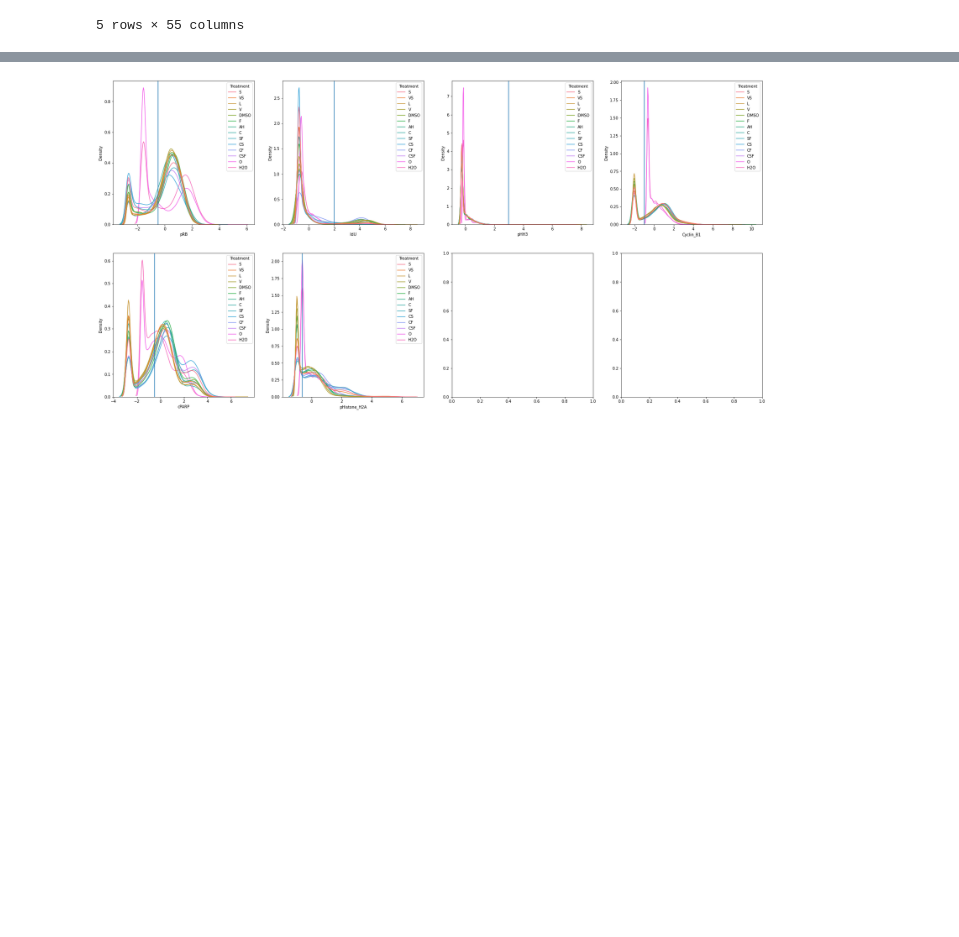
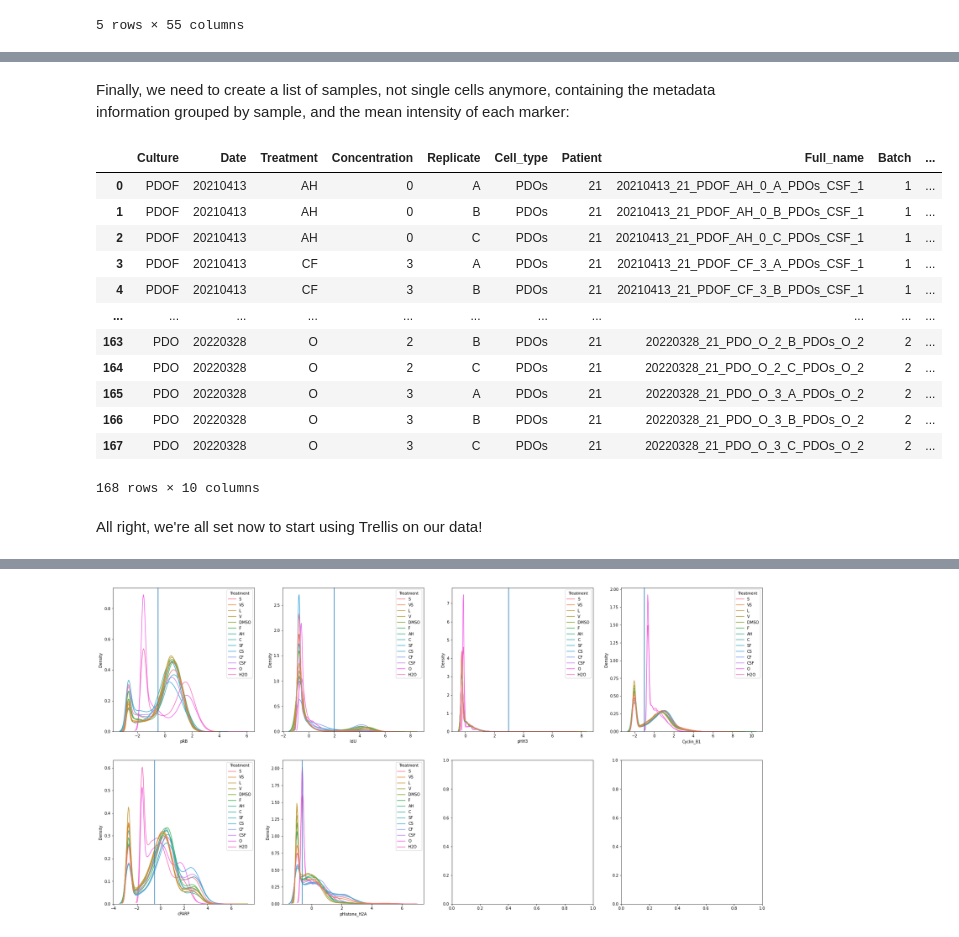
Before and after one commit to MariaRamosZ/Trellis_how_to, a Jupyter notebook: Trellis_steps_kaggle.ipynb, the cells around one changed output, grey strips where cells are left out. Drawn from its saved outputs; the diff is of its cells as text; code cells hidden in the pictures; blank space fills up the shorter version.

```diff
--- a/Trellis_steps_kaggle.ipynb
+++ b/Trellis_steps_kaggle.ipynb
@@ -133,24 +152,44 @@ full_data = pd.concat([metadata, data], axis=1)
+# %% [markdown]
+Finally, we need to create a list of samples, not single cells anymore, containing the metadata information grouped by sample, and the mean intensity of each marker:
 # %%
+#Group rows by sample and calculate the mean intensity of each column.
 mean_locs = (
     df_with_names.groupby(
         [
             "Culture",
             "Date",
             "Treatment",
             "Concentration",
             "Replicate",
             "Cell_type",
             "Patient",
             "Full_name",
             "Batch",
             "Plate"
         ]
     )
     .mean()
 )
 
 meta = mean_locs.index.to_frame()
 
 # Sorting is necessary so that np.unique works for labeling the samples on the tree
 # meta contains one line per sample and the metadata table associated with that sample
 meta = meta.reset_index(drop=True).sort_values("Full_name").reset_index(drop=True)
+meta
+# %% [output]
+|  | Culture | Date | Treatment | Concentration | Replicate | Cell_type | Patient | Full_name | Batch | ... |
+| 0 | PDOF | 20210413 | AH | 0 | A | PDOs | 21 | 20210413_21_PDOF_AH_0_A_PDOs_CSF_1 | 1 | ... |
+| 1 | PDOF | 20210413 | AH | 0 | B | PDOs | 21 | 20210413_21_PDOF_AH_0_B_PDOs_CSF_1 | 1 | ... |
+| 2 | PDOF | 20210413 | AH | 0 | C | PDOs | 21 | 20210413_21_PDOF_AH_0_C_PDOs_CSF_1 | 1 | ... |
+| 3 | PDOF | 20210413 | CF | 3 | A | PDOs | 21 | 20210413_21_PDOF_CF_3_A_PDOs_CSF_1 | 1 | ... |
+| 4 | PDOF | 20210413 | CF | 3 | B | PDOs | 21 | 20210413_21_PDOF_CF_3_B_PDOs_CSF_1 | 1 | ... |
+| ... | ... | ... | ... | ... | ... | ... | ... | ... | ... | ... |
+| 163 | PDO | 20220328 | O | 2 | B | PDOs | 21 | 20220328_21_PDO_O_2_B_PDOs_O_2 | 2 | ... |
+| 164 | PDO | 20220328 | O | 2 | C | PDOs | 21 | 20220328_21_PDO_O_2_C_PDOs_O_2 | 2 | ... |
+| 165 | PDO | 20220328 | O | 3 | A | PDOs | 21 | 20220328_21_PDO_O_3_A_PDOs_O_2 | 2 | ... |
+| 166 | PDO | 20220328 | O | 3 | B | PDOs | 21 | 20220328_21_PDO_O_3_B_PDOs_O_2 | 2 | ... |
+| 167 | PDO | 20220328 | O | 3 | C | PDOs | 21 | 20220328_21_PDO_O_3_C_PDOs_O_2 | 2 | ... |
+168 rows × 10 columns
+# %% [markdown]
+All right, we're all set now to start using Trellis on our data!
```
Also changed, not shown: parts of 9 cells of this notebook.
